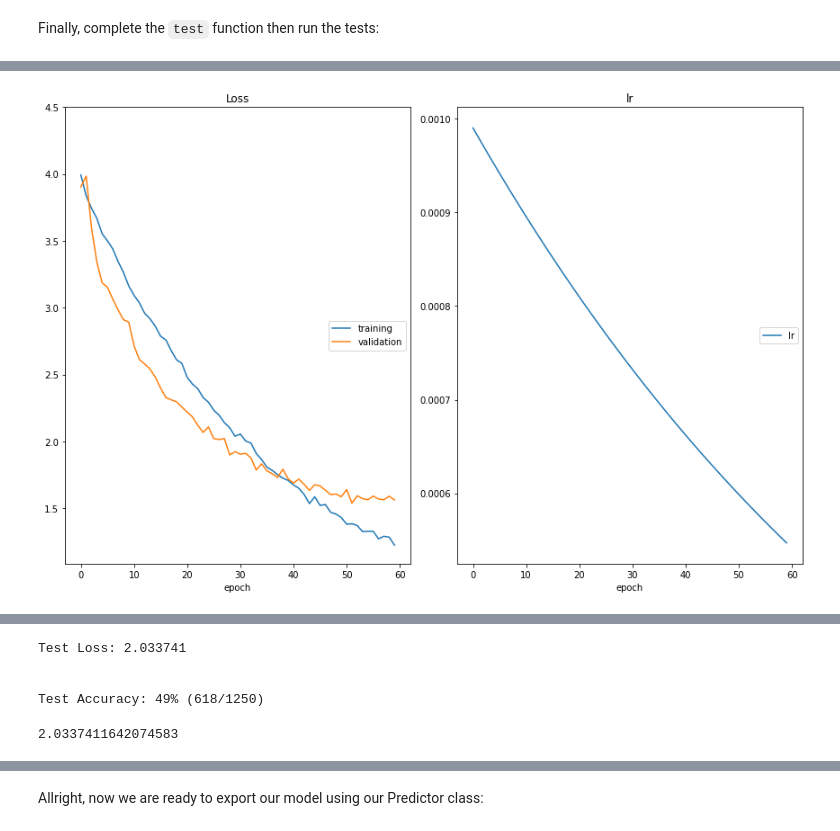
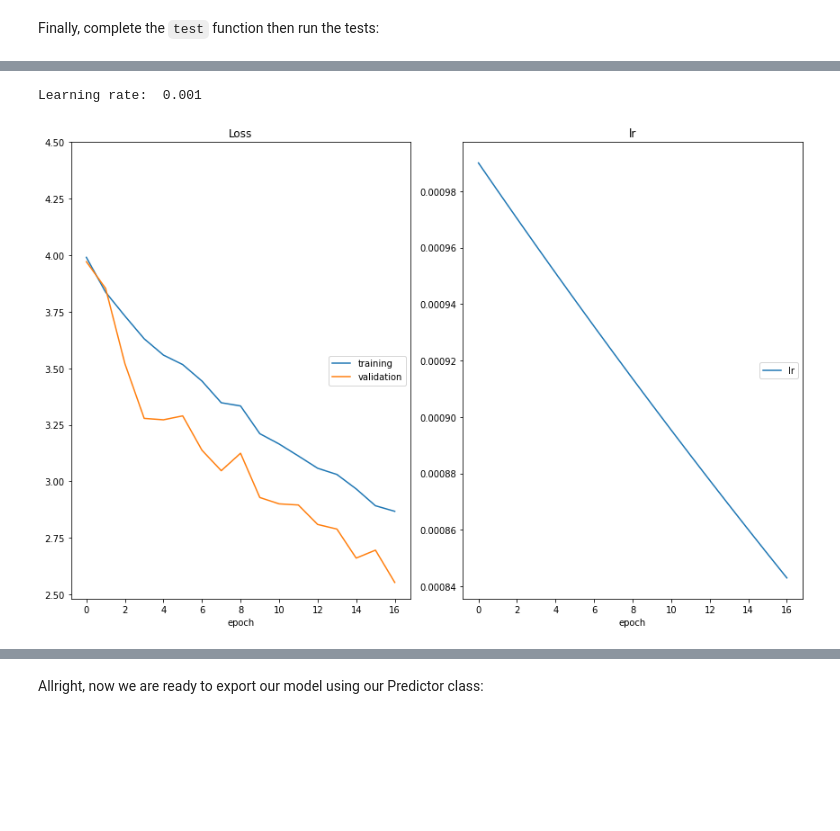
Before and after one commit to schalafi/Landmark-Detection-And-Tagging, a Jupyter notebook: cnn_from_scratch.ipynb, the cells around one changed output, grey strips where cells are left out. Saved outputs shown, nothing was run; the diff lists cells and outputs as text; code cells hidden in the pictures; blank space fills up the shorter version.

Commit message:
Add learning rate finder

```diff
--- a/cnn_from_scratch.ipynb
+++ b/cnn_from_scratch.ipynb
@@ -331,0 +308,13 @@ weight_decay = 0.0001  # regularization. Increase this to combat overfitting
+# %%
+# get the data loaders using batch_size and valid_size defined in the previous
+# cell
+data_loaders = get_data_loaders(
+    batch_size = batch_size,
+    valid_size = valid_size)# YOUR CODE HERE
+
+# instance model MyModel with num_classes and drouput defined in the previous
+# cell
+model =MyModel(num_classes = num_classes, dropout = dropout)  # YOUR CODE HERE
+if torch.cuda.is_available():
+    model.cuda()
+#print(model)
@@ -332,38 +355,52 @@ weight_decay = 0.0001  # regularization. Increase this to combat overfitting
+# %%
+learning_rate =0.001 #(1e-1 - 1e-2)/2
+# %%
+batch_size = 256      # size of the minibatch for stochastic gradient descent (or Adam)
+valid_size = 0.20       # fraction of the training data to reserve for validation
+num_epochs = 50 #50       # number of epochs for training
+num_classes = 50       # number of classes. Do not change this
+dropout = 0.20 #0.4          # dropout for our model
+print("Learning rate: ", learning_rate)    #0.001  # Learning rate for SGD (or Adam)
+opt = 'ADAM'            # optimizer. 'sgd' or 'adam'
+weight_decay = 0.005  # regularization. Increase this to combat overfitting
+# %% [output]
+Learning rate:  0.001
 # %%
+
 from src.data import get_data_loaders
 from src.train import optimize
 from src.optimization import get_optimizer, get_loss
 from src.model import MyModel
 
 # get the data loaders using batch_size and valid_size defined in the previous
 # cell
 # HINT: do NOT copy/paste the values. Use the variables instead
-data_loaders = get_data_loaders(
-        batch_size = batch_size, valid_size = valid_size,)# YOUR CODE HERE
+#data_loaders = get_data_loaders(
+#        batch_size = batch_size, valid_size = valid_size,)# YOUR CODE HERE
 
 # instance model MyModel with num_classes and drouput defined in the previous
 # cell
 model =MyModel(num_classes = num_classes, dropout = dropout)  # YOUR CODE HERE
-print(model)
+#print(model)
 
 # Get the optimizer using get_optimizer and the model you just created, the learning rate,
 # the optimizer and the weight decay specified in the previous cell
 optimizer = get_optimizer(model = model,
     optimizer = opt,
     learning_rate  = learning_rate,
     weight_decay = weight_decay)# YOUR CODE HERE
 
 # Get the loss using get_loss
 loss = get_loss() # YOUR CODE HERE
 
 optimize(
     data_loaders,
     model,
     optimizer,
     loss,
     n_epochs=num_epochs,
     save_path="checkpoints/best_val_loss.pt",
     interactive_tracking=True
 )
 # %% [output]
-[figure, old version]
+[figure, new version]
@@ -376,7 +467,7 @@ optimize(
 Run the code cell below to try out your model on the test dataset of landmark images. Ensure that your test accuracy is greater than 50%.
 # %%
 # load the model that got the best validation accuracy
-from src.train import one_epoch_test
+#from src.train import one_epoch_test
 from src.model import MyModel
 import torch
 
@@ -392,12 +483,6 @@ model.to(device)
 
 # Run test
 one_epoch_test(data_loaders['test'], model, loss)
-# %% [output]
-Test Loss: 2.033741
-
-
-Test Accuracy: 49% (618/1250)
-2.0337411642074583
 # %% [markdown]
 ---
 ## <img src="static_images/icons/noun-advance-2109145.png" alt=">" style="width:50px"/> Step 7: Export using torchscript
```
Also changed, not shown: parts of 30 cells of this notebook, 1 other file.
